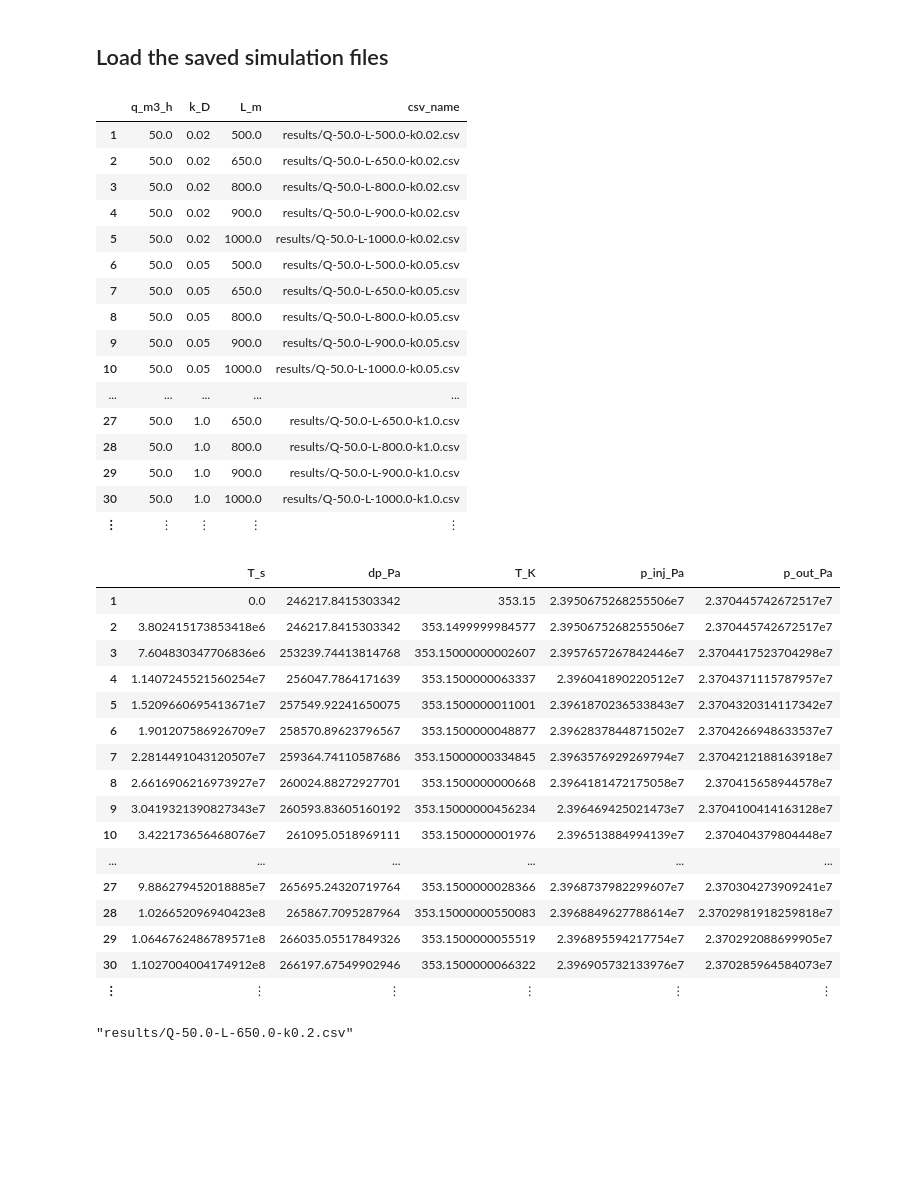
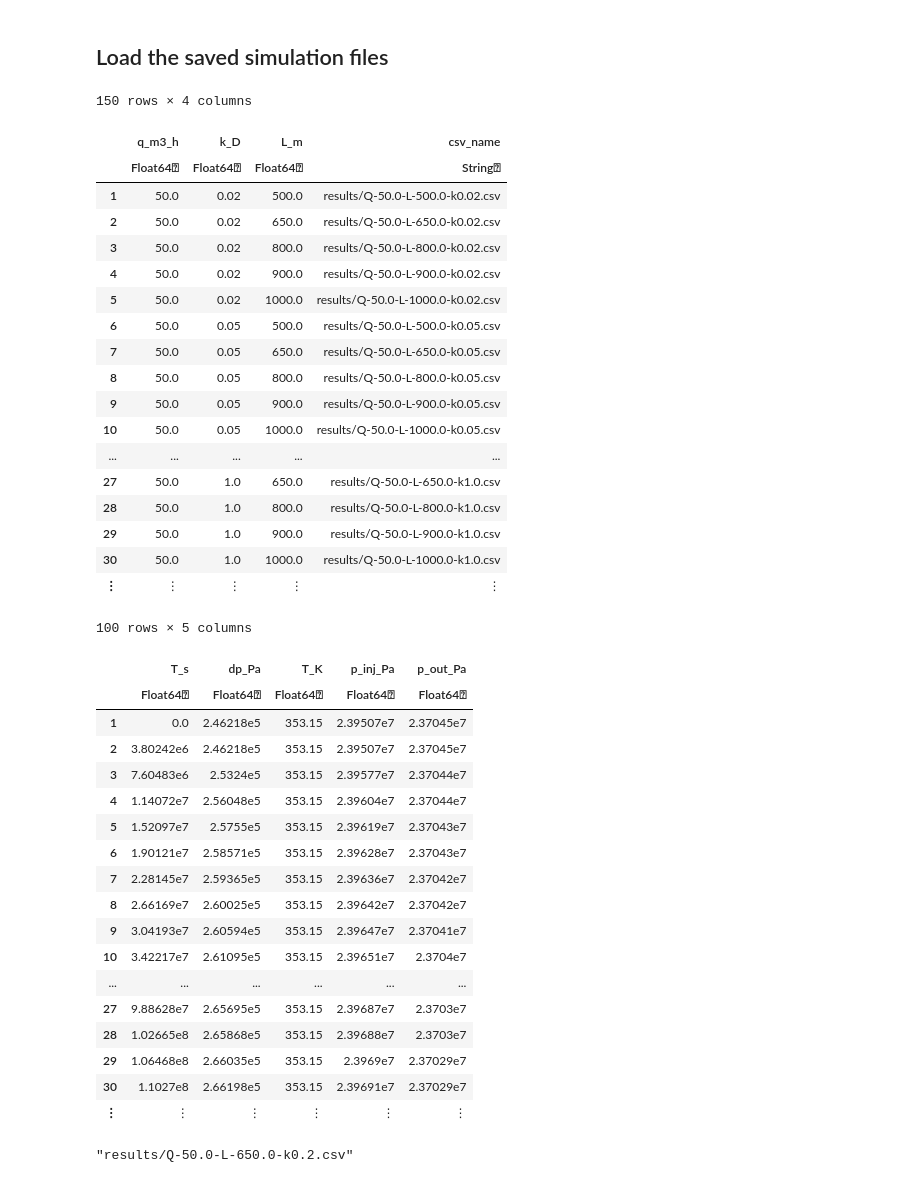
Before and after one commit to simulkade/geothermal, a Jupyter notebook: geothermal_paper_part1.ipynb, the cells around one changed output. Drawn from its saved outputs; the diff is of its cells as text; code cells hidden in the pictures; blank space fills up the shorter version.

```diff
--- a/geothermal_paper_part1.ipynb
+++ b/geothermal_paper_part1.ipynb
@@ -122,9 +121,11 @@ PropsSI("D", "T", 300, "P", 1e5, "H2O")
 # %% [markdown]
 ## Load the saved simulation files
 # %%
-df_res = DataFrames.readtable("results/res_guide.csv")
+df_res = CSV.read("results/res_guide.csv")
 # %% [output]
+150 rows × 4 columns
 |  | q_m3_h | k_D | L_m | csv_name |
+|  | Float64⍰ | Float64⍰ | Float64⍰ | String⍰ |
 | 1 | 50.0 | 0.02 | 500.0 | results/Q-50.0-L-500.0-k0.02.csv |
 | 2 | 50.0 | 0.02 | 650.0 | results/Q-50.0-L-650.0-k0.02.csv |
 | 3 | 50.0 | 0.02 | 800.0 | results/Q-50.0-L-800.0-k0.02.csv |
@@ -142,24 +143,26 @@ df_res = DataFrames.readtable("results/res_guide.csv")
 | 30 | 50.0 | 1.0 | 1000.0 | results/Q-50.0-L-1000.0-k1.0.csv |
 | ⋮ | ⋮ | ⋮ | ⋮ | ⋮ |
 # %%
-readtable(df_res[:csv_name][26])
+CSV.read(df_res[:csv_name][26])
 # %% [output]
+100 rows × 5 columns
 |  | T_s | dp_Pa | T_K | p_inj_Pa | p_out_Pa |
-| 1 | 0.0 | 246217.8415303342 | 353.15 | 2.3950675268255506e7 | 2.370445742672517e7 |
-| 2 | 3.802415173853418e6 | 246217.8415303342 | 353.1499999984577 | 2.3950675268255506e7 | 2.370445742672517e7 |
-| 3 | 7.604830347706836e6 | 253239.74413814768 | 353.15000000002607 | 2.3957657267842446e7 | 2.3704417523704298e7 |
-| 4 | 1.1407245521560254e7 | 256047.7864171639 | 353.1500000063337 | 2.396041890220512e7 | 2.3704371115787957e7 |
-| 5 | 1.5209660695413671e7 | 257549.92241650075 | 353.1500000011001 | 2.3961870236533843e7 | 2.3704320314117342e7 |
-| 6 | 1.901207586926709e7 | 258570.89623796567 | 353.1500000048877 | 2.3962837844871502e7 | 2.3704266948633537e7 |
-| 7 | 2.2814491043120507e7 | 259364.74110587686 | 353.15000000334845 | 2.3963576929269794e7 | 2.3704212188163918e7 |
-| 8 | 2.6616906216973927e7 | 260024.88272927701 | 353.1500000000668 | 2.3964181472175058e7 | 2.370415658944578e7 |
-| 9 | 3.0419321390827343e7 | 260593.83605160192 | 353.15000000456234 | 2.396469425021473e7 | 2.3704100414163128e7 |
-| 10 | 3.422173656468076e7 | 261095.0518969111 | 353.1500000001976 | 2.396513884994139e7 | 2.370404379804448e7 |
+|  | Float64⍰ | Float64⍰ | Float64⍰ | Float64⍰ | Float64⍰ |
+| 1 | 0.0 | 2.46218e5 | 353.15 | 2.39507e7 | 2.37045e7 |
+| 2 | 3.80242e6 | 2.46218e5 | 353.15 | 2.39507e7 | 2.37045e7 |
+| 3 | 7.60483e6 | 2.5324e5 | 353.15 | 2.39577e7 | 2.37044e7 |
+| 4 | 1.14072e7 | 2.56048e5 | 353.15 | 2.39604e7 | 2.37044e7 |
+| 5 | 1.52097e7 | 2.5755e5 | 353.15 | 2.39619e7 | 2.37043e7 |
+| 6 | 1.90121e7 | 2.58571e5 | 353.15 | 2.39628e7 | 2.37043e7 |
+| 7 | 2.28145e7 | 2.59365e5 | 353.15 | 2.39636e7 | 2.37042e7 |
+| 8 | 2.66169e7 | 2.60025e5 | 353.15 | 2.39642e7 | 2.37042e7 |
+| 9 | 3.04193e7 | 2.60594e5 | 353.15 | 2.39647e7 | 2.37041e7 |
+| 10 | 3.42217e7 | 2.61095e5 | 353.15 | 2.39651e7 | 2.3704e7 |
 | ... | ... | ... | ... | ... | ... |
-| 27 | 9.886279452018885e7 | 265695.24320719764 | 353.1500000028366 | 2.3968737982299607e7 | 2.370304273909241e7 |
-| 28 | 1.026652096940423e8 | 265867.7095287964 | 353.15000000550083 | 2.3968849627788614e7 | 2.3702981918259818e7 |
-| 29 | 1.0646762486789571e8 | 266035.05517849326 | 353.1500000055519 | 2.396895594217754e7 | 2.370292088699905e7 |
-| 30 | 1.1027004004174912e8 | 266197.67549902946 | 353.1500000066322 | 2.396905732133976e7 | 2.370285964584073e7 |
+| 27 | 9.88628e7 | 2.65695e5 | 353.15 | 2.39687e7 | 2.3703e7 |
+| 28 | 1.02665e8 | 2.65868e5 | 353.15 | 2.39688e7 | 2.3703e7 |
+| 29 | 1.06468e8 | 2.66035e5 | 353.15 | 2.3969e7 | 2.37029e7 |
+| 30 | 1.1027e8 | 2.66198e5 | 353.15 | 2.39691e7 | 2.37029e7 |
 | ⋮ | ⋮ | ⋮ | ⋮ | ⋮ | ⋮ |
 # %%
 df_res[:csv_name][17]
```
Also changed, not shown: parts of 14 cells of this notebook, 2 other files.
